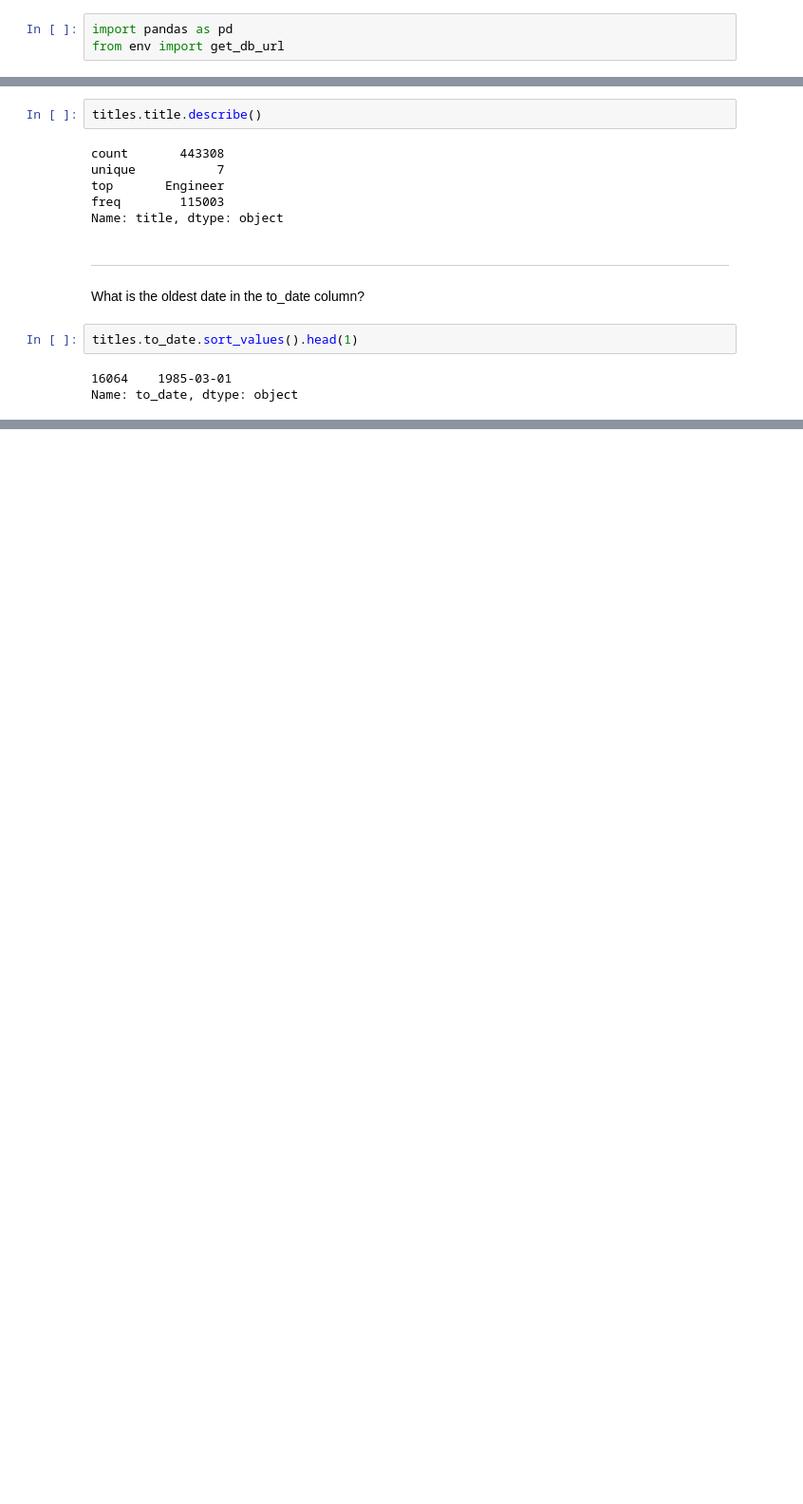
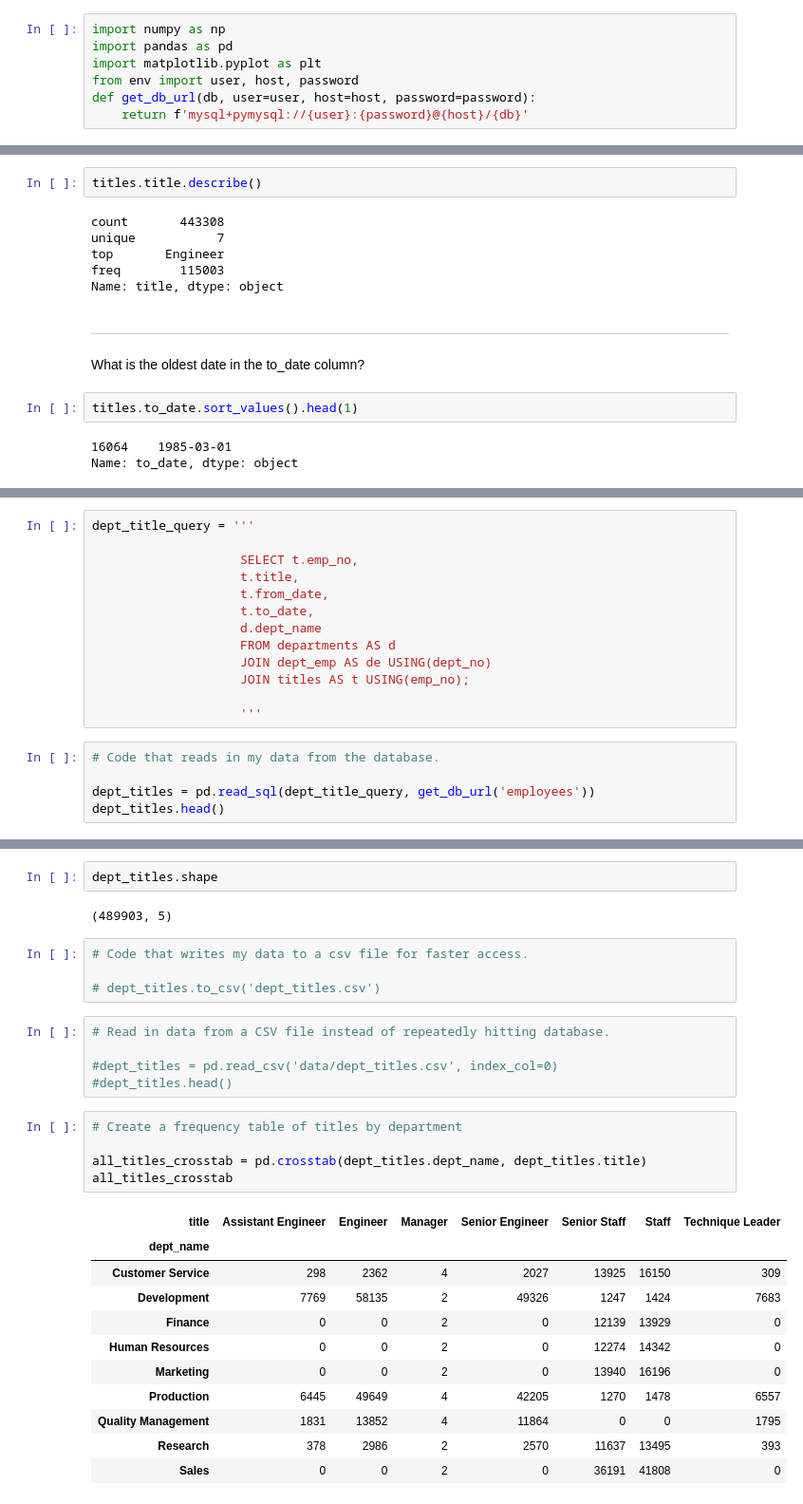
Before and after one commit to CodeupClassroom/innis-ds-libraries, a Jupyter notebook: advanced_dataframe_solutions.ipynb, the cells around one changed output, grey strips where cells are left out. Shown: that part at 95% size. Cells and saved outputs as stored; diff of their text form; blank space fills up the shorter version.

Commit message:
add advanced dataframe walkthrough parts 2 and 3

```diff
--- a/advanced_dataframe_solutions.ipynb
+++ b/advanced_dataframe_solutions.ipynb
@@ -1,6 +1,10 @@
 # %%
+import numpy as np
 import pandas as pd
-from env import get_db_url
+import matplotlib.pyplot as plt
+from env import user, host, password
+def get_db_url(db, user=user, host=host, password=password):
+    return f'mysql+pymysql://{user}:{password}@{host}/{db}'
 # %%
 url = get_db_url("employees")
 # %%
@@ -169,0 +1081,18 @@ Name: to_date, dtype: object
+# %%
+dept_title_query = '''
+
+                    SELECT t.emp_no,
+                    t.title,
+                    t.from_date,
+                    t.to_date,
+                    d.dept_name
+                    FROM departments AS d
+                    JOIN dept_emp AS de USING(dept_no)
+                    JOIN titles AS t USING(emp_no);
+
+                    '''
+# %%
+# Code that reads in my data from the database.
+
+dept_titles = pd.read_sql(dept_title_query, get_db_url('employees'))
+dept_titles.head()
@@ -169,0 +1106,30 @@ Name: to_date, dtype: object
+# %%
+dept_titles.shape
+# %% [output]
+(489903, 5)
+# %%
+# Code that writes my data to a csv file for faster access.
+
+# dept_titles.to_csv('dept_titles.csv')
+# %%
+# Read in data from a CSV file instead of repeatedly hitting database.
+
+#dept_titles = pd.read_csv('data/dept_titles.csv', index_col=0)
+#dept_titles.head()
+# %%
+# Create a frequency table of titles by department
+
+all_titles_crosstab = pd.crosstab(dept_titles.dept_name, dept_titles.title)
+all_titles_crosstab
+# %% [output]
+| title | Assistant Engineer | Engineer | Manager | Senior Engineer | Senior Staff | Staff | Technique Leader |
+| dept_name |  |  |  |  |  |  |  |
+| Customer Service | 298 | 2362 | 4 | 2027 | 13925 | 16150 | 309 |
+| Development | 7769 | 58135 | 2 | 49326 | 1247 | 1424 | 7683 |
+| Finance | 0 | 0 | 2 | 0 | 12139 | 13929 | 0 |
+| Human Resources | 0 | 0 | 2 | 0 | 12274 | 14342 | 0 |
+| Marketing | 0 | 0 | 2 | 0 | 13940 | 16196 | 0 |
+| Production | 6445 | 49649 | 4 | 42205 | 1270 | 1478 | 6557 |
+| Quality Management | 1831 | 13852 | 4 | 11864 | 0 | 0 | 1795 |
+| Research | 378 | 2986 | 2 | 2570 | 11637 | 13495 | 393 |
+| Sales | 0 | 0 | 2 | 0 | 36191 | 41808 | 0 |
```
Also changed, not shown: parts of 115 cells of this notebook.
